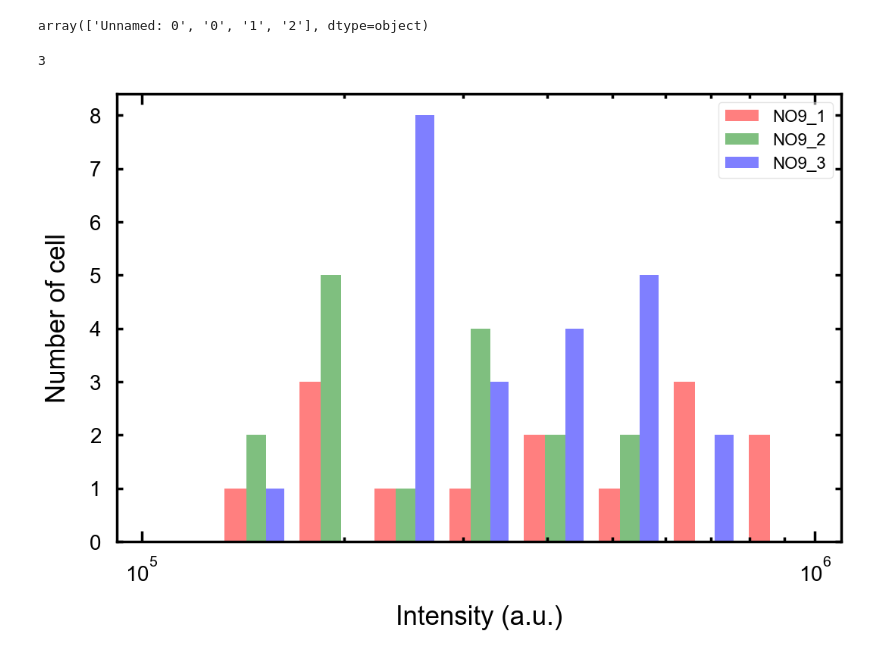
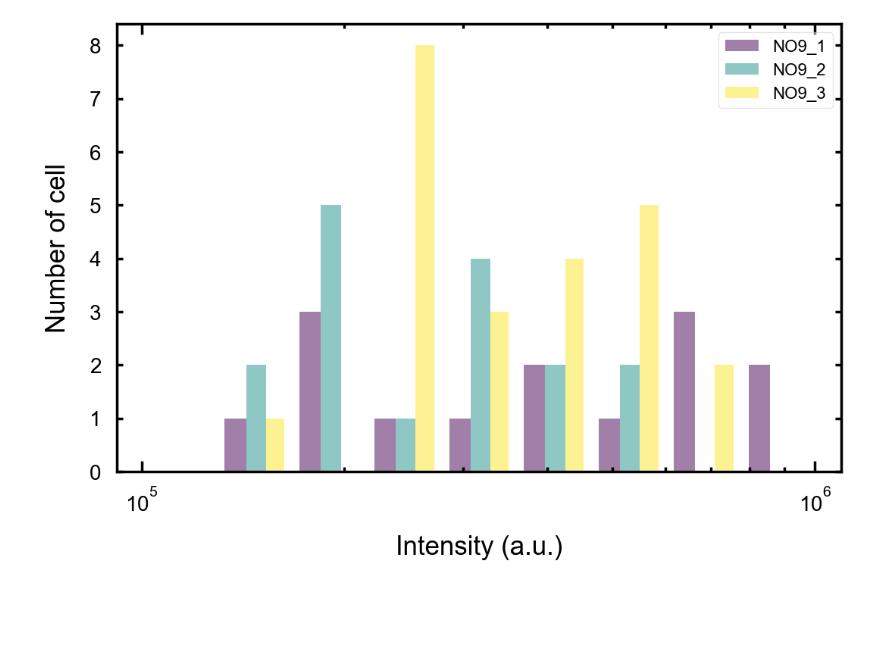
Before and after one commit to jsw99/photonic-nanomaterials-lab, a Jupyter notebook: Cell-Segmentation/plot_histogram.ipynb, the cells around one changed output. Cells and saved outputs as stored; diff of their text form; code cells hidden in the pictures; blank space fills up the shorter version.

```diff
--- a/Cell-Segmentation/plot_histogram.ipynb
+++ b/Cell-Segmentation/plot_histogram.ipynb
@@ -8,46 +8,41 @@ import pandas as pd
 df = pd.read_csv('no9.csv')
 # %%
 head_names = df.columns.values
-head_names
-# %% [output]
-array(['Unnamed: 0', '0', '1', '2'], dtype=object)
 # %%
 all_cell_f_sum: list = [df[head_names[i+1]] for i in range(head_names.shape[0]-1)]
-# %%
-len(all_cell_f_sum)
-# %% [output]
-3
 # %%
 fig = plt.figure(figsize=(13, (13-1.5)/1.618))
 ax = fig.add_axes([0.26, 0.15, 0.735, 0.735*13/(13-1.5)])
+cmap = plt.get_cmap('viridis')
+slicedcm = cmap(np.linspace(0, 1, len(all_cell_f_sum)))
 
 logbins = np.logspace(np.log10(1e5), np.log10(1e6), 10)
 
 # bins will be separated in this way
 ax.hist(all_cell_f_sum, logbins, histtype='bar',
-        color=['r', 'g', 'b'], label=['NO9_1', 'NO9_2', 'NO9_3'],
+        color=slicedcm, label=['NO9_1', 'NO9_2', 'NO9_3'],
         alpha=0.5)
 
 # bins will overlap with each other
 #label=['NO9_1', 'NO9_2', 'NO9_3']
 #for num in range(len(all_cell_f_sum)):
 #    ax.hist(all_cell_f_sum[num], logbins, histtype='bar', label=label[num], alpha=0.5, edgecolor='black')
 ax.ticklabel_format(useOffset=False, style='plain')
 ax.set_xscale('log')
 
 ax.set_xlabel('Intensity (a.u.)', fontsize=25, labelpad=18)
 ax.set_ylabel('Number of cell', fontsize=25, labelpad=18)
 ax.legend(loc='best', fontsize=16, fancybox=True, framealpha=0.5)
 
 ax.minorticks_on()
 ax.xaxis.set_tick_params(which='major', labelsize=20, width=2.5, length=15/1.5, top='on', direction='in', pad=15)
 ax.xaxis.set_tick_params(which='minor', labelsize=20, width=2.5, length=6/1.5, top='on', direction='in')
 
 ax.yaxis.set_tick_params(which='major', labelsize=20, width=2.5, length=15/2.5, right='on', direction='in', pad=15)
 #ax.yaxis.set_tick_params(which='minor', labelsize=20, width=2.5, length=6/2.5, right='on', direction='in')
 ax.tick_params(axis='y', which='minor', left=False, right=False)
 
 for i in ['right', 'left', 'top', 'bottom']:
     ax.spines[i].set_linewidth(2.5)
 # %% [output]
-[figure, old version]
+[figure, new version]
```
Also changed, not shown: parts of 3 cells of this notebook, 1 other file.
